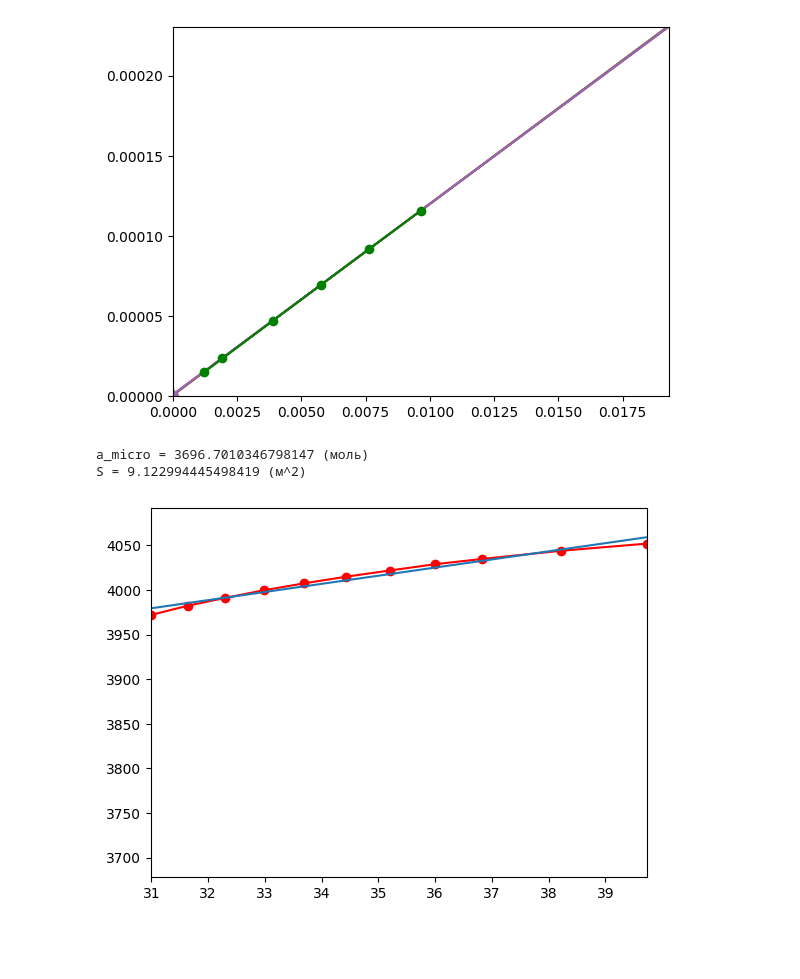
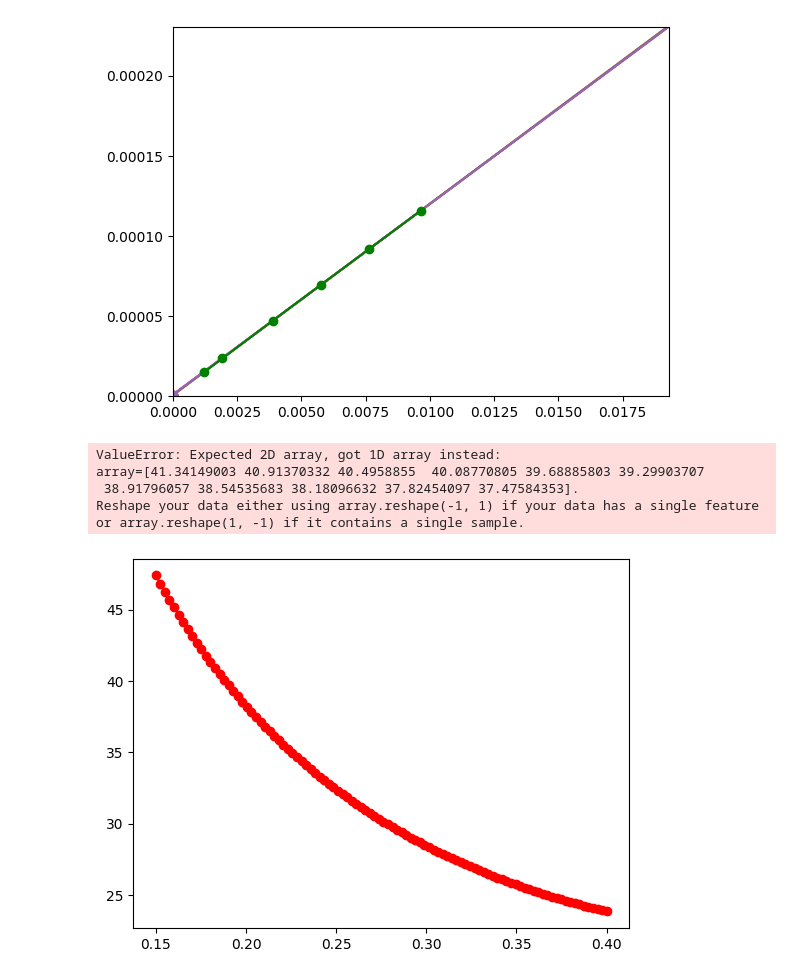
Before and after one commit to IDAnton/BET, a Jupyter notebook: BET.ipynb, the cells around one changed output. Cells and saved outputs as stored; diff of their text form; code cells hidden in the pictures; blank space fills up the shorter version.

```diff
--- a/BET.ipynb
+++ b/BET.ipynb
@@ -105,34 +105,31 @@ Line 0.011888690758697374*x + 1.0009118176292108e-06
 # %%
 a0 = 27.1667
 a1 = 23.4490
 a2 = 26.7500
 a3 = 6.5135
 a4 = 0.9971
 a5 = 0
-b = p
-compare_y = a0 + a1*b + a2*(b**2)+ a3*(b**3) +a4*(b**4) + a5*(b**5)
-
-am = (a/22.4)*10**3 # sorb in mole
+b = np.log(p)
+x_values = np.linspace(0.15, 0.4, 100)
+compare_y = a0 + a1*np.log(x_values) + a2*(np.log(x_values)**2) + a3*(np.log(x_values)**3) + a4*(np.log(x_values)**4) + a5*(np.log(x_values)**5)
+plt.plot(x_values, compare_y, marker='o', c='r')
+am = (a/22.4)*10**3 # sorb in mole/g
 
 
 model = LinearRegression()
 model.fit(compare_y[12:23], am[12:23])
 r = model.score(compare_y[12:23], am[12:23])
 k = model.coef_[0][0]
 b = model.intercept_[0]
 
-x1 = np.array([0])
-x2 = compare_y[23]
-y1 = model.predict(x1.reshape(1,-1))[0]
-y2 = model.predict(x2.reshape(1,-1))[0]
+print(f"a_micro = {b} (моль/g)")
+print(f"S = {k} (м^2/g)")
 
-print(f"a_micro = {b} (моль)")
-print(f"S = {k} (м^2)")
-plt.xlim(compare_y[12], compare_y[22])
-plt.plot(compare_y[12:23], am[12:23], marker='o', c='r')
-plt.plot([x1, x2], [y1, y2], marker = 'o')
+#plt.plot(compare_y[12:23], am[12:23], marker='o', c='r')
 plt.show()
 # %% [output]
-a_micro = 3696.7010346798147 (моль)
-S = 9.122994445498419 (м^2)
+ValueError: Expected 2D array, got 1D array instead:
+array=[41.34149003 40.91370332 40.4958855  40.08770805 39.68885803 39.29903707
+ 38.91796057 38.54535683 38.18096632 37.82454097 37.47584353].
+Reshape your data either using array.reshape(-1, 1) if your data has a single feature or array.reshape(1, -1) if it contains a single sample.
-[figure, old version]
+[figure, new version]
```
Also changed, not shown: parts of 1 cell of this notebook.
